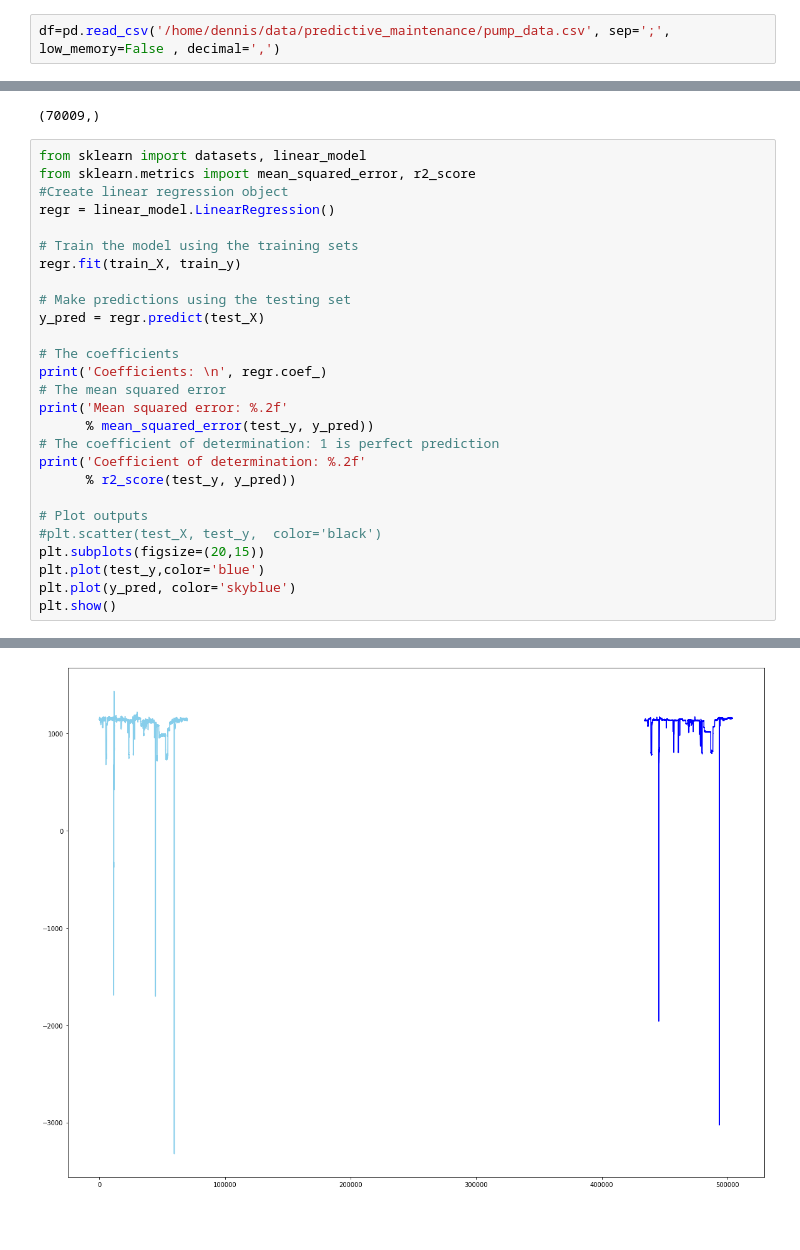
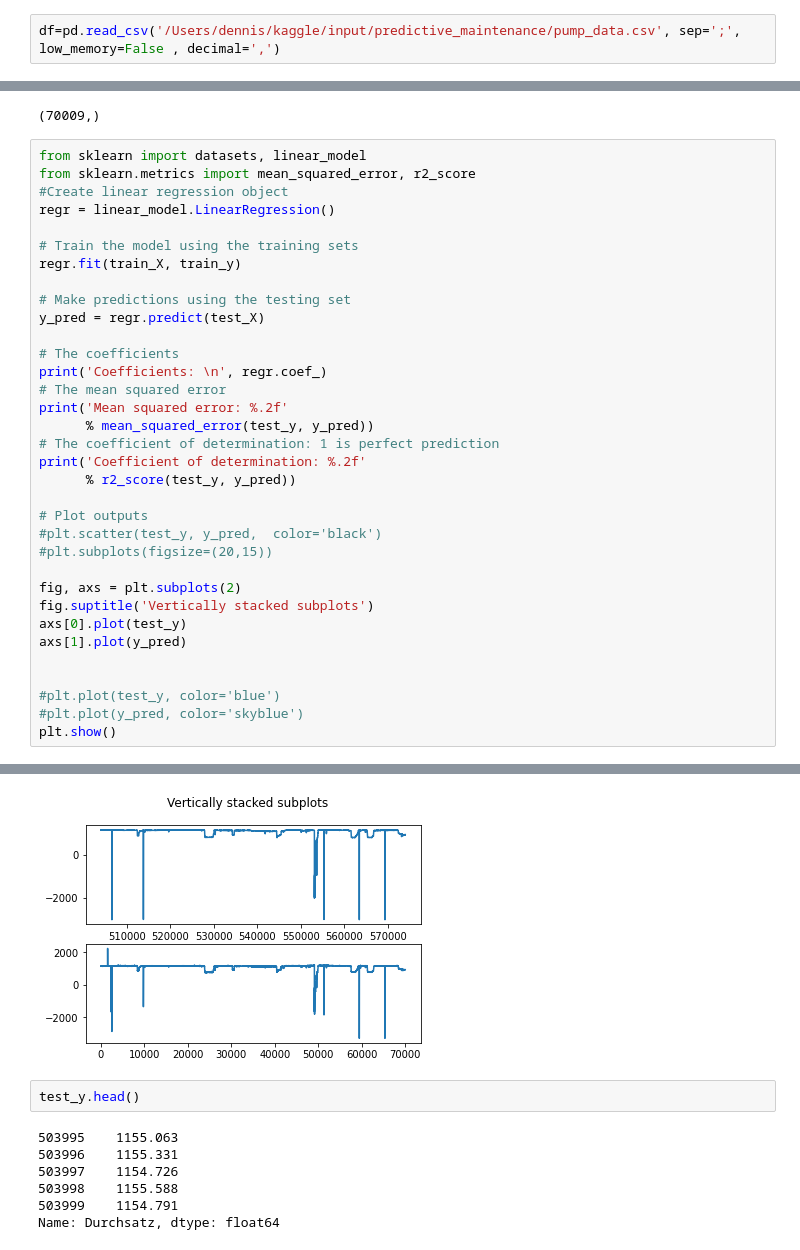
Before and after one commit to radtkede/predictive_maintenance, a Jupyter notebook: pm model.ipynb, the cells around one changed output, grey strips where cells are left out. Drawn from its saved outputs; the diff is of its cells as text; blank space fills up the shorter version.

```diff
--- a/pm model.ipynb
+++ b/pm model.ipynb
@@ -12,7 +12,7 @@ import string
 import warnings
 warnings.filterwarnings('ignore')
 # %%
-df=pd.read_csv('/home/dennis/data/predictive_maintenance/pump_data.csv', sep=';', low_memory=False , decimal=',')
+df=pd.read_csv('/Users/dennis/kaggle/input/predictive_maintenance/pump_data.csv', sep=';', low_memory=False , decimal=',')
 # %%
 df.head()
 # %% [output]
@@ -306,10 +304,17 @@ print('Coefficient of determination: %.2f'
       % r2_score(test_y, y_pred))
 
 # Plot outputs
-#plt.scatter(test_X, test_y,  color='black')
-plt.subplots(figsize=(20,15))
-plt.plot(test_y,color='blue')
-plt.plot(y_pred, color='skyblue')
+#plt.scatter(test_y, y_pred,  color='black')
+#plt.subplots(figsize=(20,15))
+
+fig, axs = plt.subplots(2)
+fig.suptitle('Vertically stacked subplots')
+axs[0].plot(test_y)
+axs[1].plot(y_pred)
+
+
+#plt.plot(test_y, color='blue')
+#plt.plot(y_pred, color='skyblue')
 plt.show()
 # %% [output]
 Coefficients:
@@ -329,2 +334,11 @@ Mean squared error: 1427.63
 Coefficient of determination: 0.89
-[figure, old version]
+[figure, new version]
+# %%
+test_y.head()
+# %% [output]
+503995    1155.063
+503996    1155.331
+503997    1154.726
+503998    1155.588
+503999    1154.791
+Name: Durchsatz, dtype: float64
```
Also changed, not shown: parts of 15 cells of this notebook, 2 other files.
